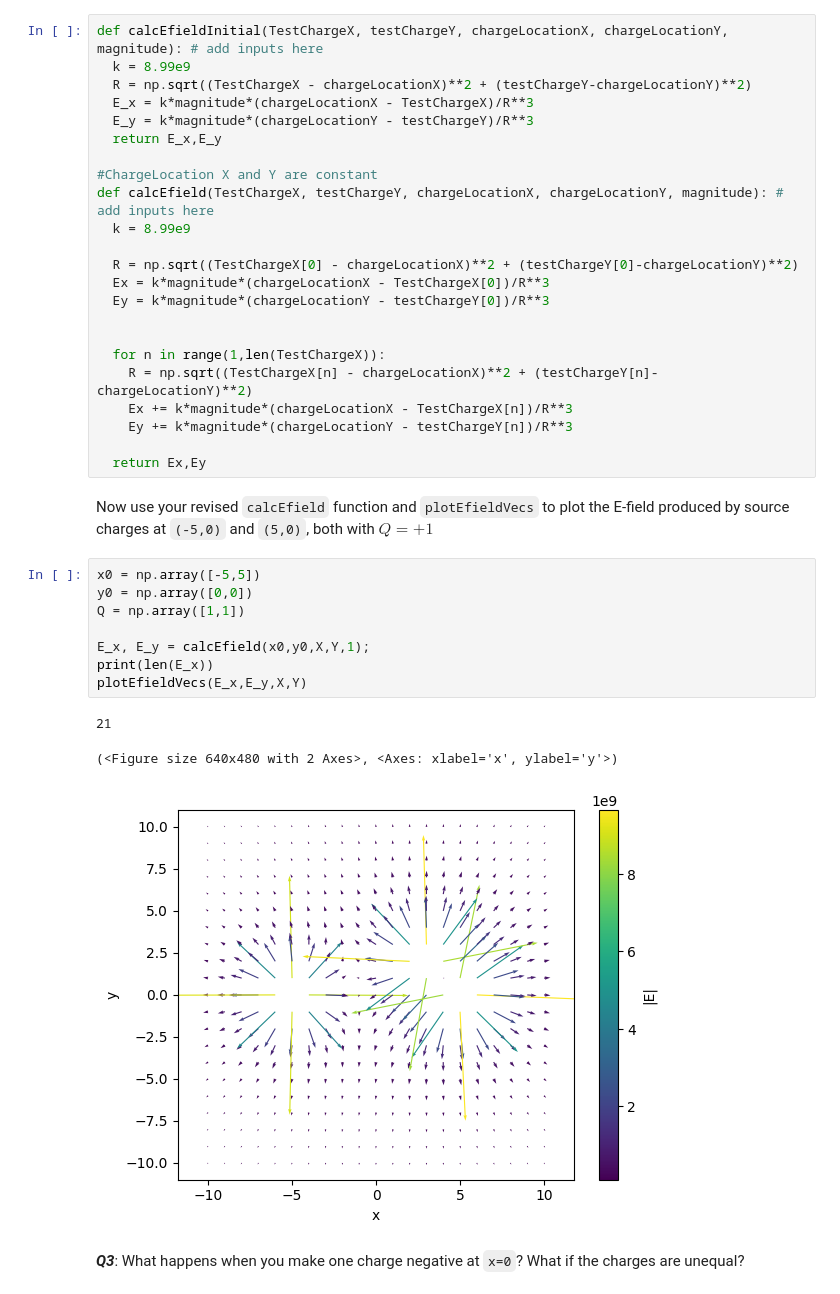
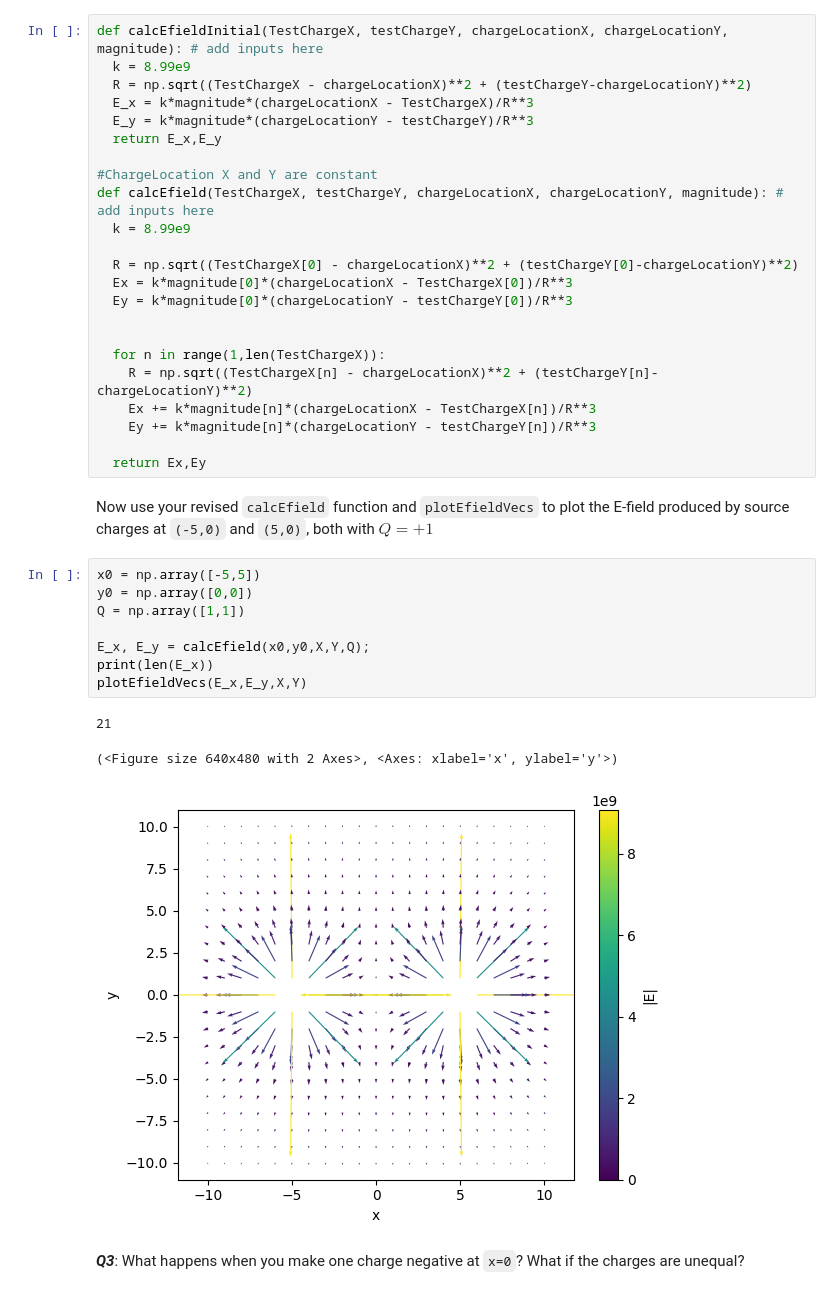
Before and after one commit to Bouncy0Knight/Exercise2, a Jupyter notebook: CompModNervSys_exercise2.ipynb, the cells around one changed output. Drawn from its saved outputs; the diff is of its cells as text.

```diff
--- a/CompModNervSys_exercise2.ipynb
+++ b/CompModNervSys_exercise2.ipynb
@@ -175,14 +175,14 @@ def calcEfield(TestChargeX, testChargeY, chargeLocationX, chargeLocationY, magni
   k = 8.99e9
 
   R = np.sqrt((TestChargeX[0] - chargeLocationX)**2 + (testChargeY[0]-chargeLocationY)**2)
-  Ex = k*magnitude*(chargeLocationX - TestChargeX[0])/R**3
-  Ey = k*magnitude*(chargeLocationY - testChargeY[0])/R**3
+  Ex = k*magnitude[0]*(chargeLocationX - TestChargeX[0])/R**3
+  Ey = k*magnitude[0]*(chargeLocationY - testChargeY[0])/R**3
 
 
   for n in range(1,len(TestChargeX)):
     R = np.sqrt((TestChargeX[n] - chargeLocationX)**2 + (testChargeY[n]-chargeLocationY)**2)
-    Ex += k*magnitude*(chargeLocationX - TestChargeX[n])/R**3
-    Ey += k*magnitude*(chargeLocationY - testChargeY[n])/R**3
+    Ex += k*magnitude[n]*(chargeLocationX - TestChargeX[n])/R**3
+    Ey += k*magnitude[n]*(chargeLocationY - testChargeY[n])/R**3
 
   return Ex,Ey
 # %% [markdown]
@@ -190,15 +190,15 @@ Now use your revised `calcEfield` function and `plotEfieldVecs` to plot the E-fi
 # %%
 x0 = np.array([-5,5])
 y0 = np.array([0,0])
 Q = np.array([1,1])
 
-E_x, E_y = calcEfield(x0,y0,X,Y,1);
+E_x, E_y = calcEfield(x0,y0,X,Y,Q);
 print(len(E_x))
 plotEfieldVecs(E_x,E_y,X,Y)
 # %% [output]
 21
 (<Figure size 640x480 with 2 Axes>, <Axes: xlabel='x', ylabel='y'>)
-[figure, old version]
+[figure, new version]
 # %% [markdown]
 ***Q3***: What happens when you make one charge negative at `x=0`? What if the charges are unequal?
 # %% [markdown]
```
Also changed, not shown: parts of 6 cells of this notebook.
